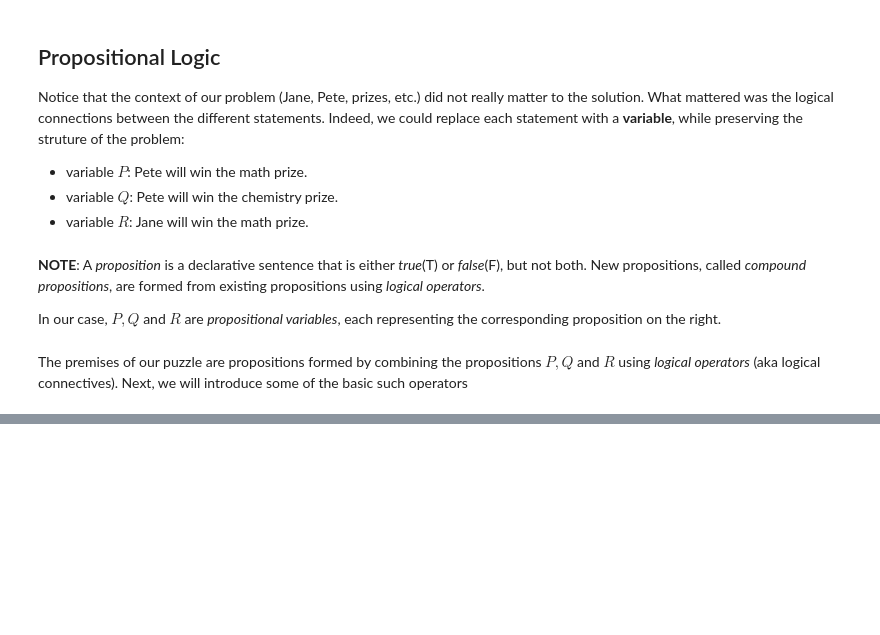
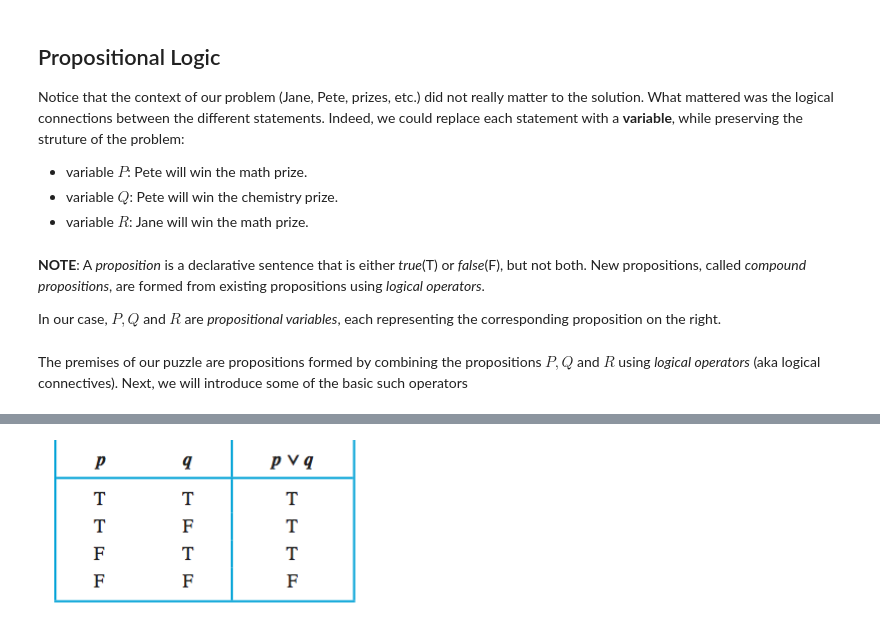
Before and after one commit to lorecchia/CS131-Combinatoric-Structures, a Jupyter notebook: L02PropositionalLogic.ipynb, the cells around one changed output, grey strips where cells are left out. Saved outputs shown, nothing was run; the diff lists cells and outputs as text; code cells hidden in the pictures; blank space fills up the shorter version.

```diff
--- a/L02PropositionalLogic.ipynb
+++ b/L02PropositionalLogic.ipynb
@@ -161,0 +110,5 @@ Hence, $2^n - 1$ is not prime as $2^{n} - 1 = xy$.
+# %%
+# image credit: Kenneth Rosen "Discrete Mathematics and Its Applications 7th ed"
+sl.hide_code_in_slideshow()
+display(Image("images/L02/truthtable-disjunction.png", width=350))
+# %% [output]
@@ -161,0 +116 @@ Hence, $2^n - 1$ is not prime as $2^{n} - 1 = xy$.
+[figure, added]
```
Also changed, not shown: parts of 55 cells of this notebook, 8 other files.
